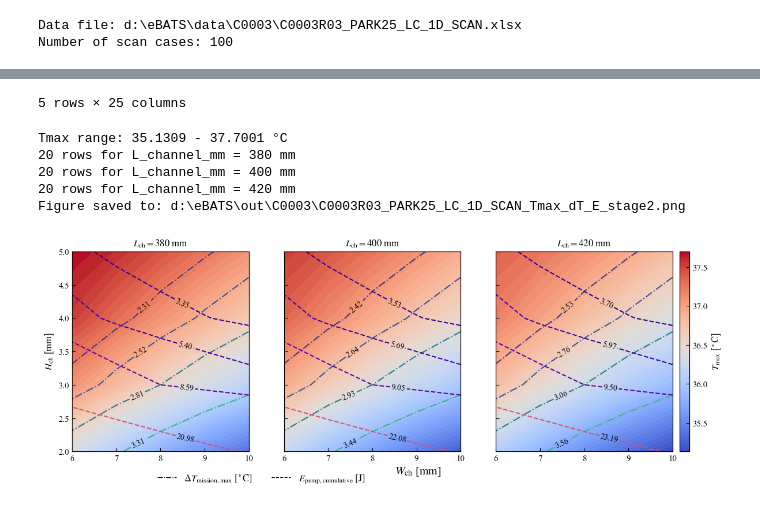
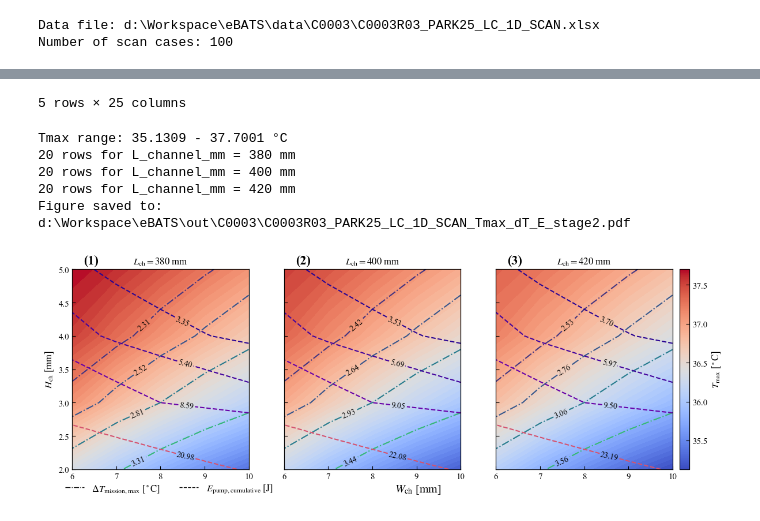
Before and after one commit to sxwd4ever/eBATS, a Jupyter notebook: cases/C0003/C0003R03_PARK25_LC_1D_SCAN_plot_stage2.ipynb, the cells around one changed output, grey strips where cells are left out. Drawn from its saved outputs; the diff is of its cells as text; code cells hidden in the pictures.

```diff
--- a/cases/C0003/C0003R03_PARK25_LC_1D_SCAN_plot_stage2.ipynb
+++ b/cases/C0003/C0003R03_PARK25_LC_1D_SCAN_plot_stage2.ipynb
@@ -6,6 +6,7 @@ from pathlib import Path
 import numpy as np
 import pandas as pd
 import os
+import sys
 import seaborn as sns
 import matplotlib.pyplot as plt
 
@@ -15,6 +16,8 @@ from matplotlib.lines import Line2D
 
 # read SCAN2 data
 root_dir = os.path.abspath("../..")
+sys.path.append(root_dir)
+
 CASE_ID = "C0003"
 
 CASE_NAME = "C0003R03_PARK25_LC_1D_SCAN"
@@ -270,6 +273,10 @@ for i, L_channel in enumerate(L_array):
     #     r"$W_\mathrm{ch}$ [mm]"
     # )
 
+    # Numbering the subplots for clarity
+    ax.text(0.15, 1.07, f'({i+1})', transform=ax.transAxes,
+            fontsize=16, fontweight='bold', va='top', ha='right')
+
     if i == 0:
         ax.set_ylabel(
             r"$H_\mathrm{ch}$ [mm]"
@@ -277,6 +284,8 @@ for i, L_channel in enumerate(L_array):
 
 
 fig.supxlabel(r"$W_\mathrm{ch}$ [mm]")
+
+
 
 # add a legend for the contour-line types
 legend_elements = [
@@ -311,8 +320,8 @@ fig.legend(
     fontsize=base_fontsize,
     frameon=False,
     bbox_to_anchor=(
-        0.33,
-        -0.05
+        0.23,
+        -0.02
     )
 )
 
@@ -346,7 +355,7 @@ os.makedirs(
     exist_ok=True
 )
 
-file_name = f"{CASE_NAME}_Tmax_dT_E_stage2.png"
+file_name = f"{CASE_NAME}_Tmax_dT_E_stage2.pdf"
 
 output_file = os.path.join(
     output_folder,
@@ -362,33 +371,33 @@ fig.savefig(
 print(
     'Figure saved to:',
     output_file
 )
 
 plt.show()
 
 # save the figure to a specified output folder (for paper drafting)
 
 output_folder = r"D:\Workspace\Paper_eBATS\images" # the working directory of the paper draft
 
 import os
 if not os.path.exists(output_folder):
     os.makedirs(output_folder)
 
 # overwrite the file
 fig.savefig(os.path.join(output_folder, file_name), dpi=300, bbox_inches='tight')
 # %% [output]
-Data file: d:\eBATS\data\C0003\C0003R03_PARK25_LC_1D_SCAN.xlsx
+Data file: d:\Workspace\eBATS\data\C0003\C0003R03_PARK25_LC_1D_SCAN.xlsx
 Number of scan cases: 100
 |  | case_id | W_channel_mm | H_channel_mm | L_channel_mm | num_parallel_channels | m_dot_channel_kg_s | Dh_mm | ... |
 | 0 | 1 | 6.0 | 2 | 380 | 32 | 0.001406 | 3.0 | ... |
 | 1 | 2 | 6.0 | 2 | 390 | 32 | 0.001406 | 3.0 | ... |
 | 2 | 3 | 6.0 | 2 | 400 | 32 | 0.001406 | 3.0 | ... |
 | 3 | 4 | 6.0 | 2 | 410 | 32 | 0.001406 | 3.0 | ... |
 | 4 | 5 | 6.0 | 2 | 420 | 32 | 0.001406 | 3.0 | ... |
 5 rows × 25 columns
 Tmax range: 35.1309 - 37.7001 °C
 20 rows for L_channel_mm = 380 mm
 20 rows for L_channel_mm = 400 mm
 20 rows for L_channel_mm = 420 mm
-Figure saved to: d:\eBATS\out\C0003\C0003R03_PARK25_LC_1D_SCAN_Tmax_dT_E_stage2.png
+Figure saved to: d:\Workspace\eBATS\out\C0003\C0003R03_PARK25_LC_1D_SCAN_Tmax_dT_E_stage2.pdf
-[figure, old version]
+[figure, new version]
```
Also changed, not shown: parts of 1 cell of this notebook, 5 other files.
